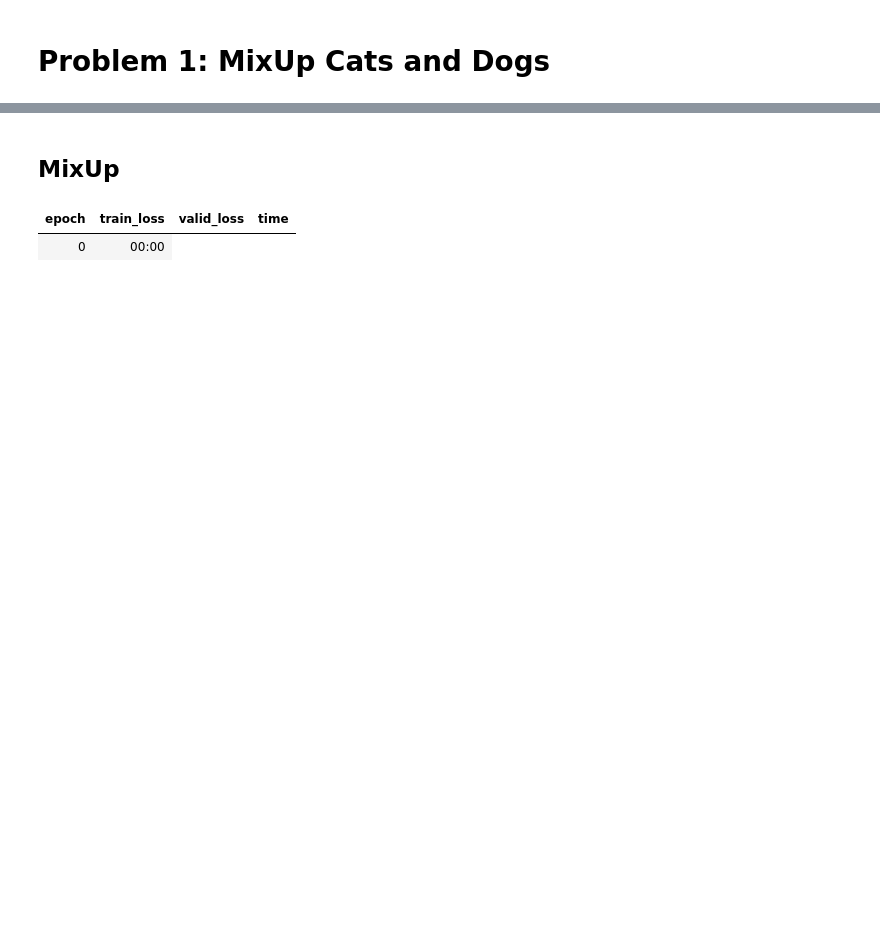
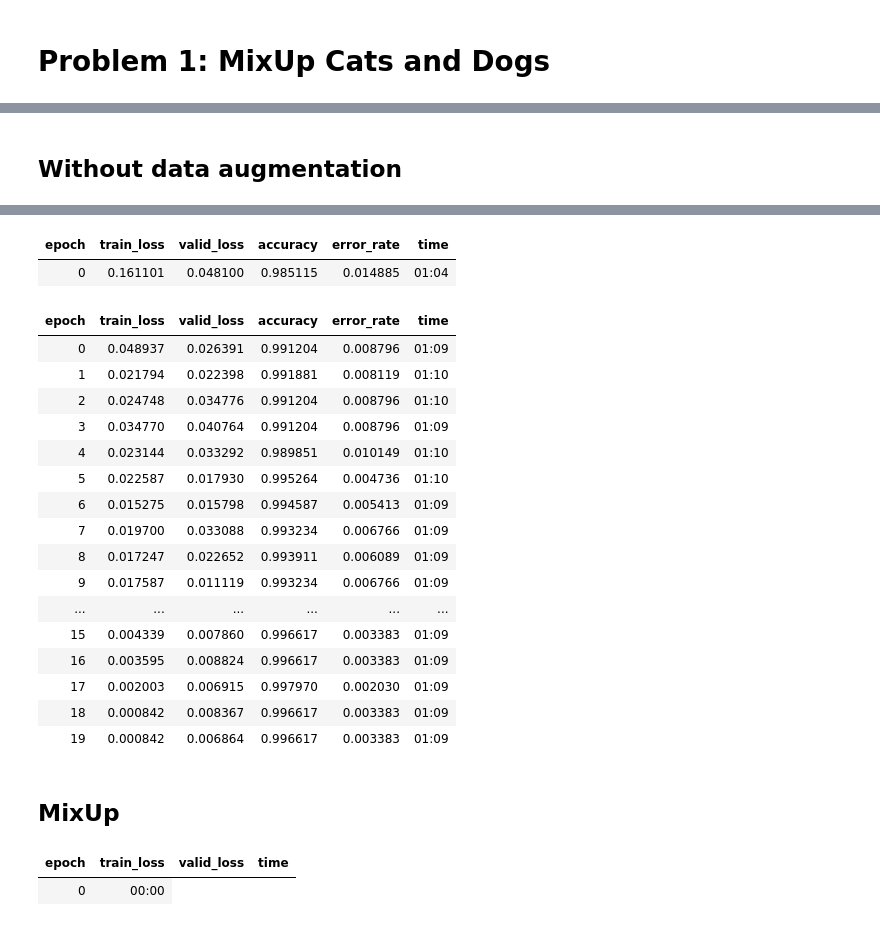
Before and after one commit to LevanBerelidze/cs-550-homework, a Jupyter notebook: Problem_1.ipynb, the cells around one changed output, grey strips where cells are left out. Cells and saved outputs as stored; diff of their text form; code cells hidden in the pictures; blank space fills up the shorter version.

```diff
--- a/Problem_1.ipynb
+++ b/Problem_1.ipynb
@@ -17,3 +19,9 @@ dls = ImageDataLoaders.from_name_func(
     item_tfms=Resize(224),
     num_workers=0
 )
+# %% [markdown]
+## Without data augmentation
+# %%
+learn = cnn_learner(dls, resnet18, loss_func=CrossEntropyLossFlat(), metrics=[accuracy, error_rate])
+learn.fine_tune(20)
+# %% [output]
@@ -20,3 +29,22 @@ dls = ImageDataLoaders.from_name_func(
+| epoch | train_loss | valid_loss | accuracy | error_rate | time |
+| 0 | 0.161101 | 0.048100 | 0.985115 | 0.014885 | 01:04 |
+| epoch | train_loss | valid_loss | accuracy | error_rate | time |
+| 0 | 0.048937 | 0.026391 | 0.991204 | 0.008796 | 01:09 |
+| 1 | 0.021794 | 0.022398 | 0.991881 | 0.008119 | 01:10 |
+| 2 | 0.024748 | 0.034776 | 0.991204 | 0.008796 | 01:10 |
+| 3 | 0.034770 | 0.040764 | 0.991204 | 0.008796 | 01:09 |
+| 4 | 0.023144 | 0.033292 | 0.989851 | 0.010149 | 01:10 |
+| 5 | 0.022587 | 0.017930 | 0.995264 | 0.004736 | 01:10 |
+| 6 | 0.015275 | 0.015798 | 0.994587 | 0.005413 | 01:09 |
+| 7 | 0.019700 | 0.033088 | 0.993234 | 0.006766 | 01:09 |
+| 8 | 0.017247 | 0.022652 | 0.993911 | 0.006089 | 01:09 |
+| 9 | 0.017587 | 0.011119 | 0.993234 | 0.006766 | 01:09 |
+| ... | ... | ... | ... | ... | ... |
+| 15 | 0.004339 | 0.007860 | 0.996617 | 0.003383 | 01:09 |
+| 16 | 0.003595 | 0.008824 | 0.996617 | 0.003383 | 01:09 |
+| 17 | 0.002003 | 0.006915 | 0.997970 | 0.002030 | 01:09 |
+| 18 | 0.000842 | 0.008367 | 0.996617 | 0.003383 | 01:09 |
+| 19 | 0.000842 | 0.006864 | 0.996617 | 0.003383 | 01:09 |
 # %% [markdown]
 ## MixUp
 # %%
```
Also changed, not shown: parts of 8 cells of this notebook.
